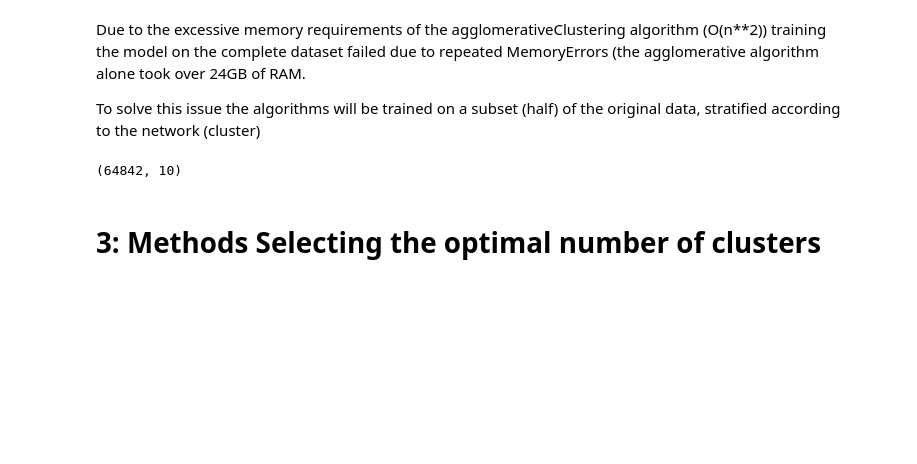
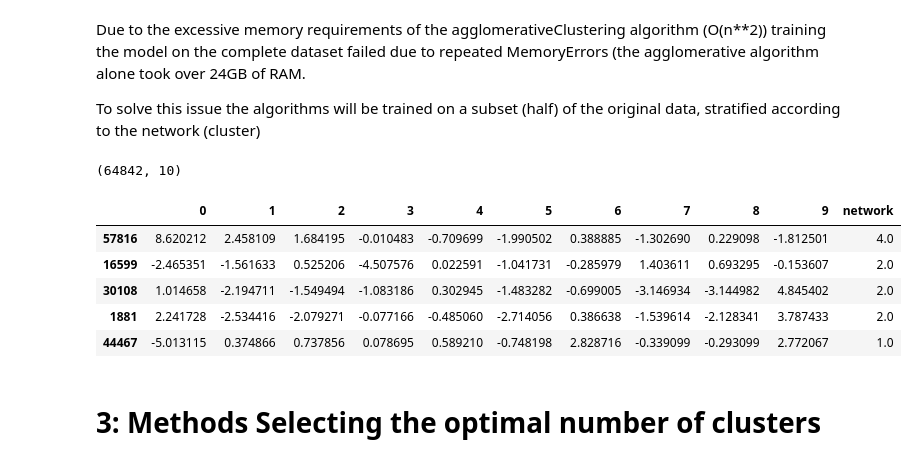
Before and after one commit to adiabramovitch/MachineLearning_Ass4, a Jupyter notebook: Assignment4_tv_news_channels.ipynb, the cells around one changed output. Cells and saved outputs as stored; diff of their text form; code cells hidden in the pictures; blank space fills up the shorter version.

```diff
--- a/Assignment4_tv_news_channels.ipynb
+++ b/Assignment4_tv_news_channels.ipynb
@@ -260,7 +260,7 @@ plt.show()
 # %%
 # Choose n_componenets=10 which accounts for ~75% variance
 pca = PCA(n_components=10)
-df_pca = pca.fit_transform(df_scaled)
+df_pca = pd.DataFrame(pca.fit_transform(df_scaled))
 df_pca.shape
 # %% [output]
 (129685, 10)
@@ -271,9 +271,19 @@ To solve this issue the algorithms will be trained on a subset (half) of the ori
 # %%
 from sklearn.model_selection import train_test_split
 
-df_pca_half1, _, _, _ = train_test_split(df_pca, y, test_size=0.5, stratify=y, random_state=42)
+df_pca_half1, _, y_half1, _ = train_test_split(df_pca, y, test_size=0.5, stratify=y, random_state=42)
 df_pca_half1.shape
 # %% [output]
 (64842, 10)
+# %%
+preprocessed_data = pd.concat([pd.DataFrame(df_pca_half1), y_half1], axis=1)
+preprocessed_data.head()
+# %% [output]
+|  | 0 | 1 | 2 | 3 | 4 | 5 | 6 | 7 | 8 | 9 | network |
+| 57816 | 8.620212 | 2.458109 | 1.684195 | -0.010483 | -0.709699 | -1.990502 | 0.388885 | -1.302690 | 0.229098 | -1.812501 | 4.0 |
+| 16599 | -2.465351 | -1.561633 | 0.525206 | -4.507576 | 0.022591 | -1.041731 | -0.285979 | 1.403611 | 0.693295 | -0.153607 | 2.0 |
+| 30108 | 1.014658 | -2.194711 | -1.549494 | -1.083186 | 0.302945 | -1.483282 | -0.699005 | -3.146934 | -3.144982 | 4.845402 | 2.0 |
+| 1881 | 2.241728 | -2.534416 | -2.079271 | -0.077166 | -0.485060 | -2.714056 | 0.386638 | -1.539614 | -2.128341 | 3.787433 | 2.0 |
+| 44467 | -5.013115 | 0.374866 | 0.737856 | 0.078695 | 0.589210 | -0.748198 | 2.828716 | -0.339099 | -0.293099 | 2.772067 | 1.0 |
 # %%
 # Save the preprocessed data for submission
```
Also changed, not shown: parts of 4 cells of this notebook, 1 other file.
